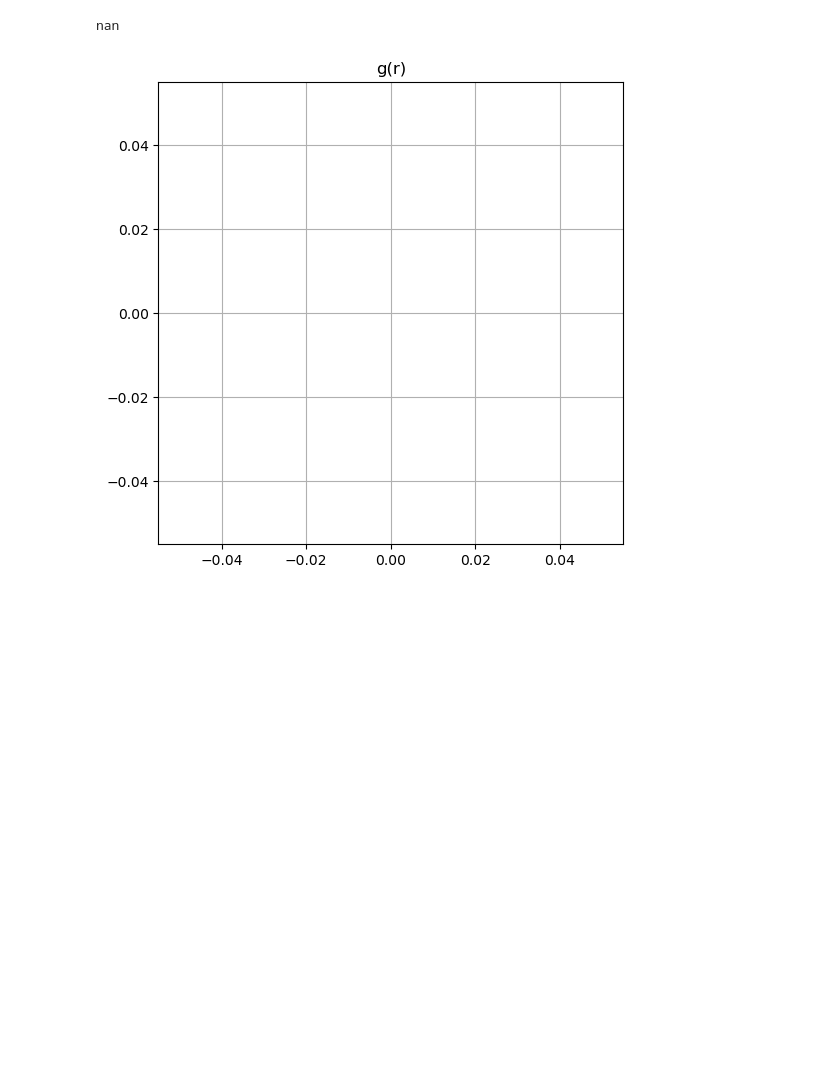
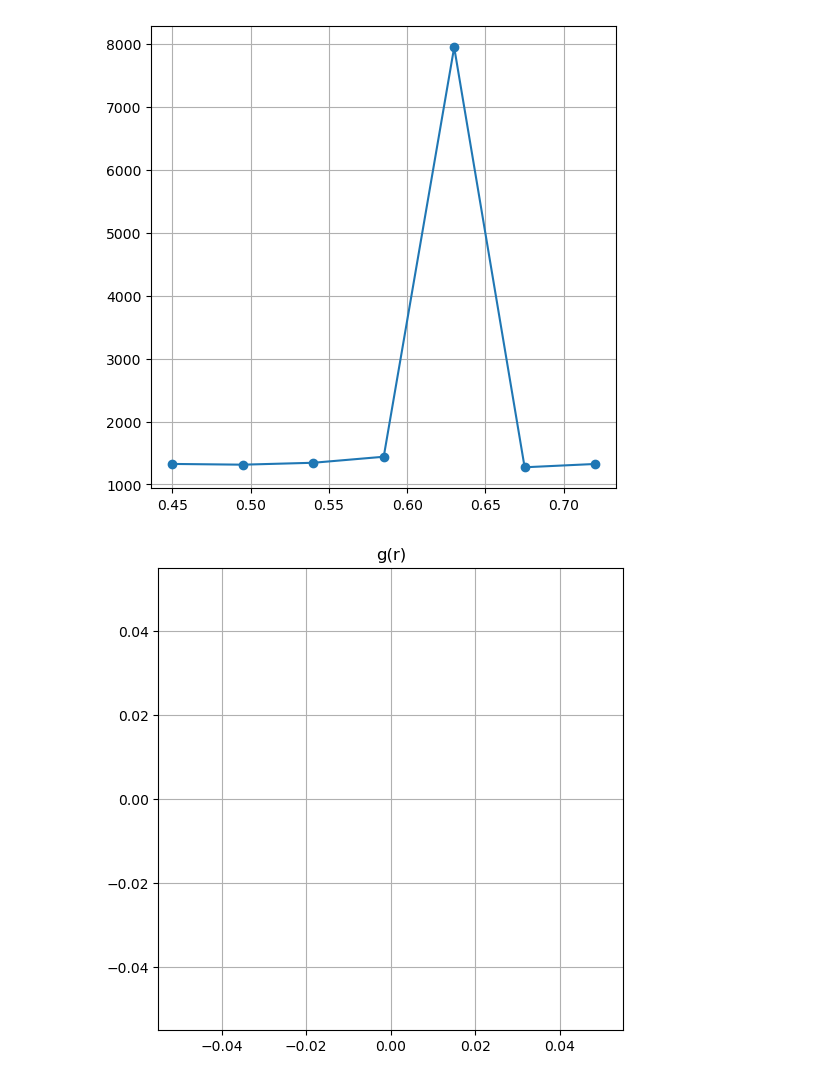
Before and after one commit to Sparisi01/montecarlo_particles_simulation, a Jupyter notebook: data_analysis.ipynb, the cells around one changed output. Cells and saved outputs as stored; diff of their text form; code cells hidden in the pictures; blank space fills up the shorter version.

```diff
--- a/data_analysis.ipynb
+++ b/data_analysis.ipynb
@@ -65,16 +67,18 @@ plt.show()
 # %%
 data = np.loadtxt("output/specific_heat.csv", delimiter=";")
 T = data[:,0]
 CV = data[:,1]
 # Plot
 plt.figure(figsize=(6, 6))
-plt.plot(T,CV)
+plt.plot(T,CV, "-o")
 
 plt.title("")
 plt.grid(True)
+plt.xlabel("T")
+plt.ylabel("Cv")
 plt.show()
 # %% [output]
-nan
+[figure, added]
 # %%
 data = np.loadtxt("output/radial_distribution.csv", delimiter=";")
 
```
Also changed, not shown: parts of 5 cells of this notebook, 4 other files.
